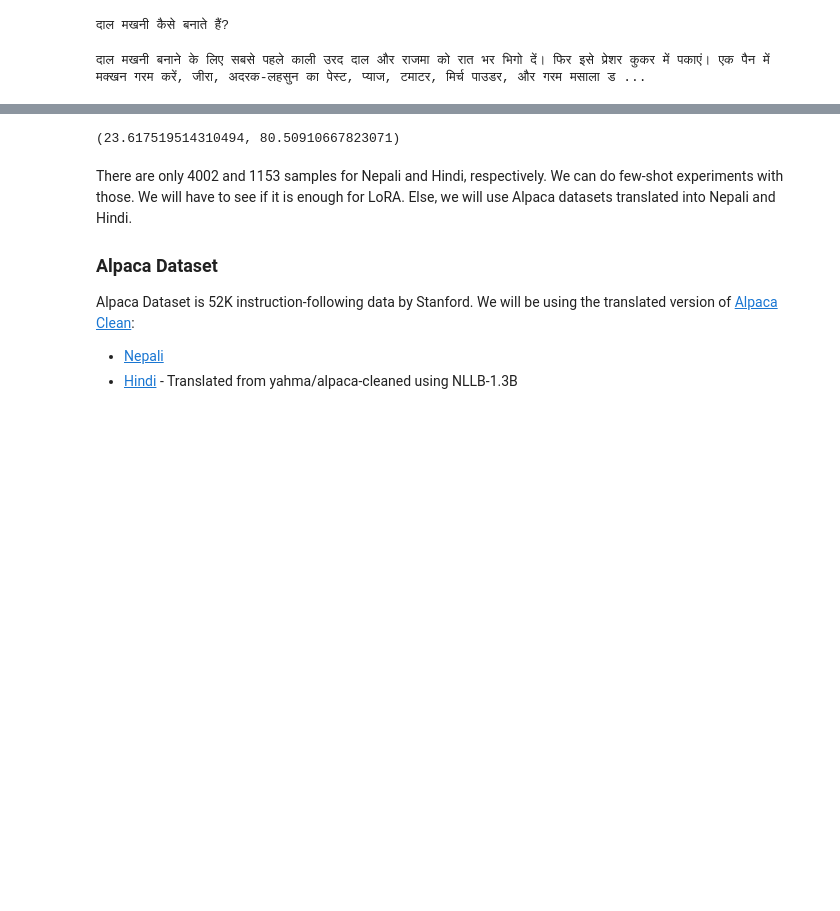
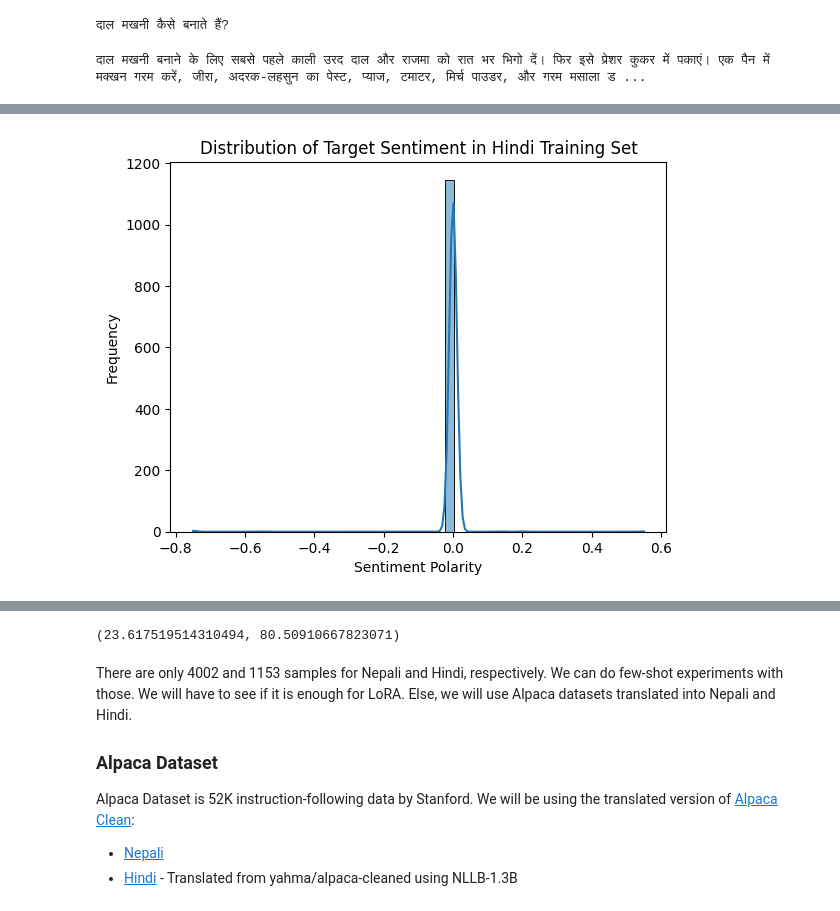
Before and after one commit to shreeya-dhakal/llama-3-finetune, a Jupyter notebook: src/notebooks/exploratory_data_analysis.ipynb, the cells around one changed output, grey strips where cells are left out. Saved outputs shown, nothing was run; the diff lists cells and outputs as text; code cells hidden in the pictures; blank space fills up the shorter version.

```diff
--- a/src/notebooks/exploratory_data_analysis.ipynb
+++ b/src/notebooks/exploratory_data_analysis.ipynb
@@ -96,3 +170,15 @@ print(aya_hindi['train']['targets'][1])
+# %%
+
+#performing sentiment analysis of Hindi output data in aya
+
+
+sns.histplot(hindi_train_df['target_sentiment'], bins=50, kde=True)
+plt.title('Distribution of Target Sentiment in Hindi Training Set')
+plt.xlabel('Sentiment Polarity')
+plt.ylabel('Frequency')
+plt.show()
+# %% [output]
+[figure, added]
 # %%
 empty_text = aya_hindi.filter(lambda example: example['inputs'] == "" or example['targets'] == "")
 empty_text
```
Also changed, not shown: parts of 44 cells of this notebook.
